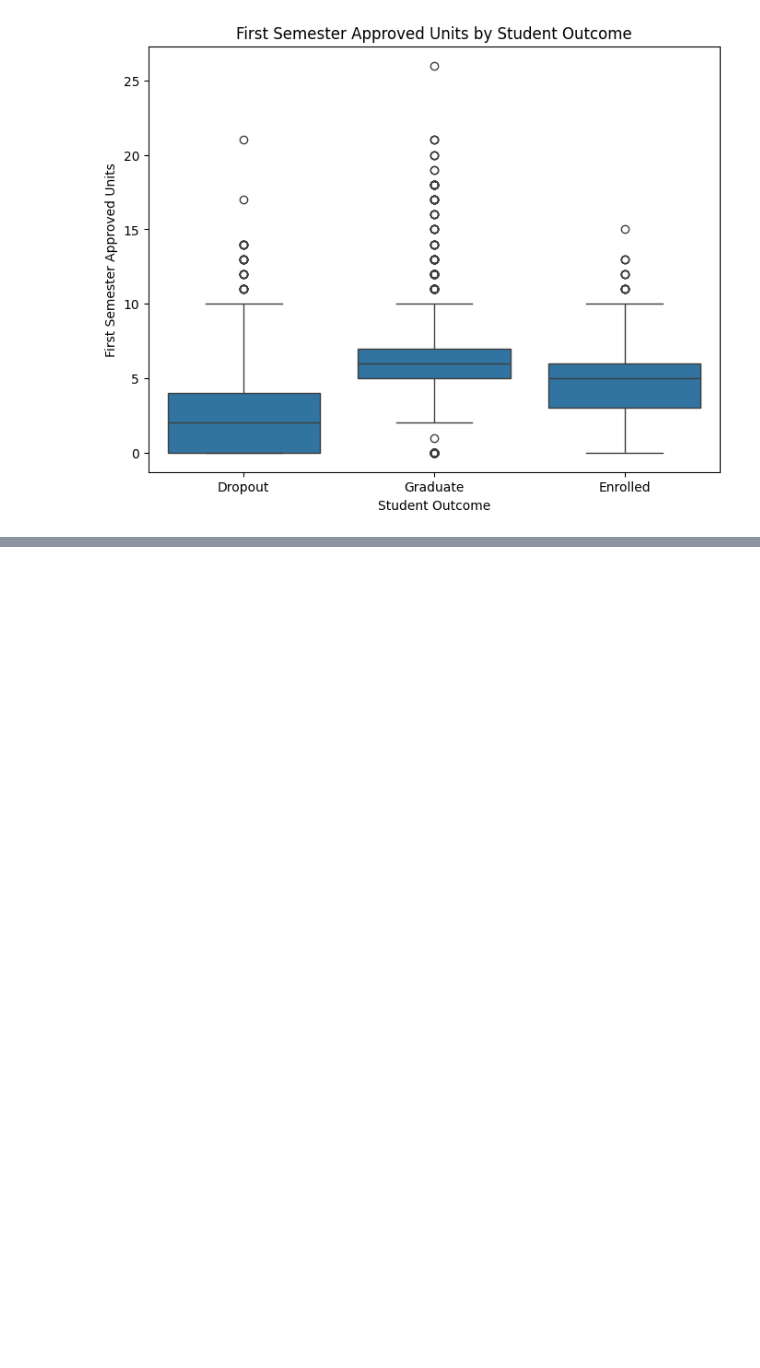
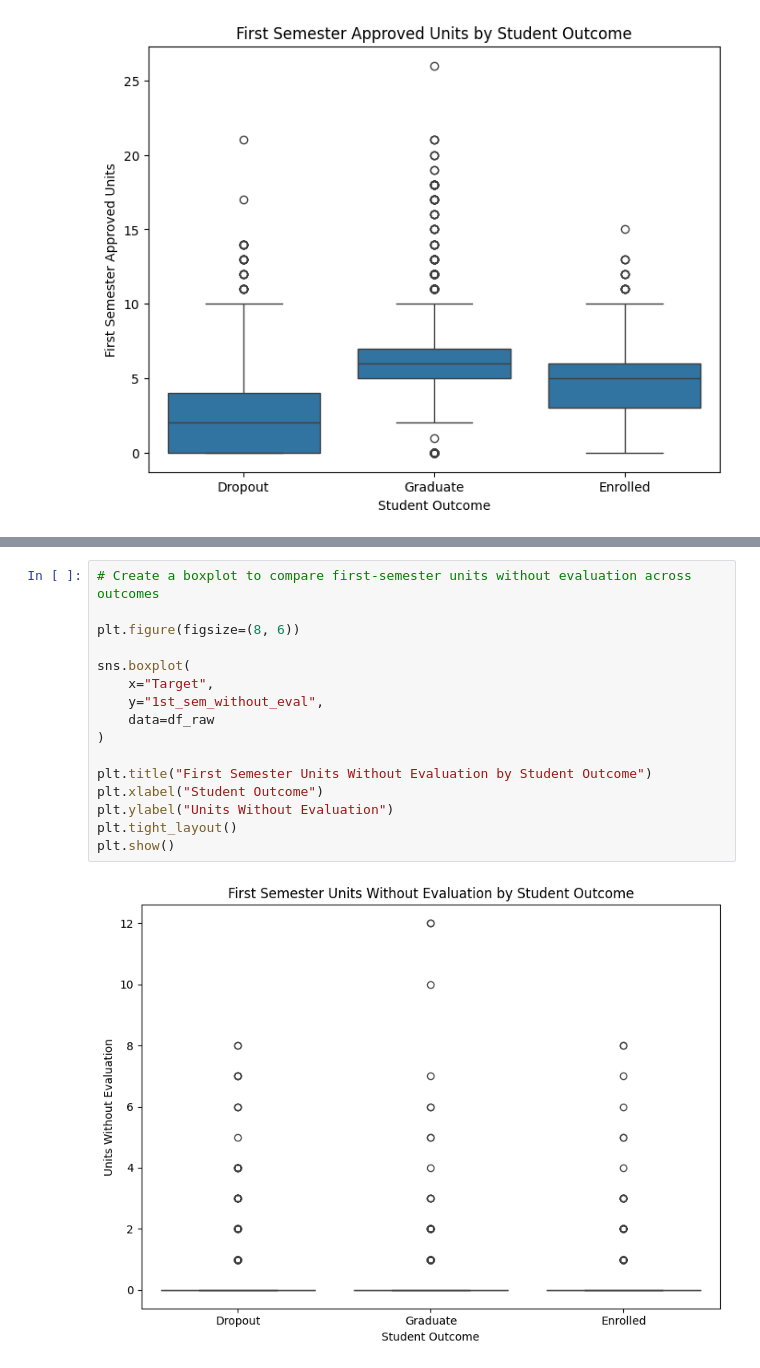
Before and after one commit to atile4/math-9-final-project, a Jupyter notebook: notebooks/notebook_02.ipynb, the cells around one changed output, grey strips where cells are left out. Saved outputs shown, nothing was run; the diff lists cells and outputs as text; blank space fills up the shorter version.

```diff
--- a/notebooks/notebook_02.ipynb
+++ b/notebooks/notebook_02.ipynb
@@ -410,0 +500,18 @@ Guiding Question #4:
+# %%
+# Create a boxplot to compare first-semester units without evaluation across outcomes
+
+plt.figure(figsize=(8, 6))
+
+sns.boxplot(
+    x="Target",
+    y="1st_sem_without_eval",
+    data=df_raw
+)
+
+plt.title("First Semester Units Without Evaluation by Student Outcome")
+plt.xlabel("Student Outcome")
+plt.ylabel("Units Without Evaluation")
+plt.tight_layout()
+plt.show()
+# %% [output]
+[figure, added]
```
Also changed, not shown: parts of 12 cells of this notebook, 1 other file.
